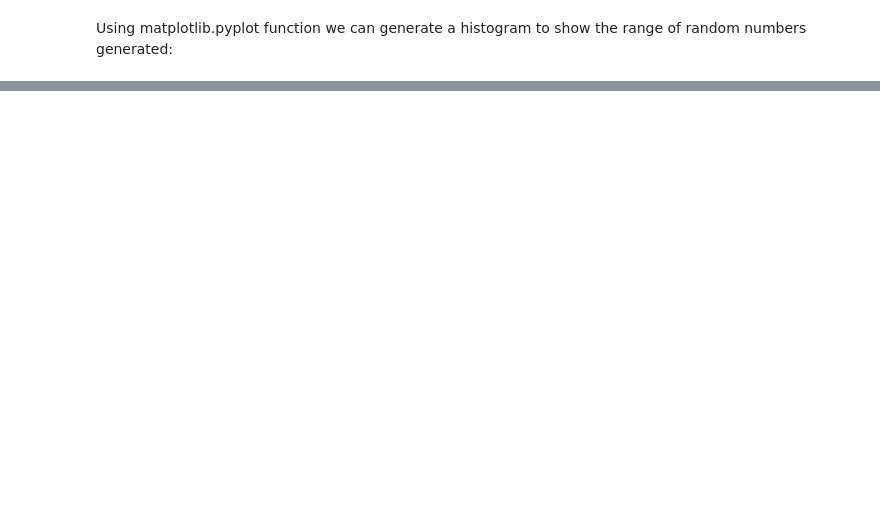
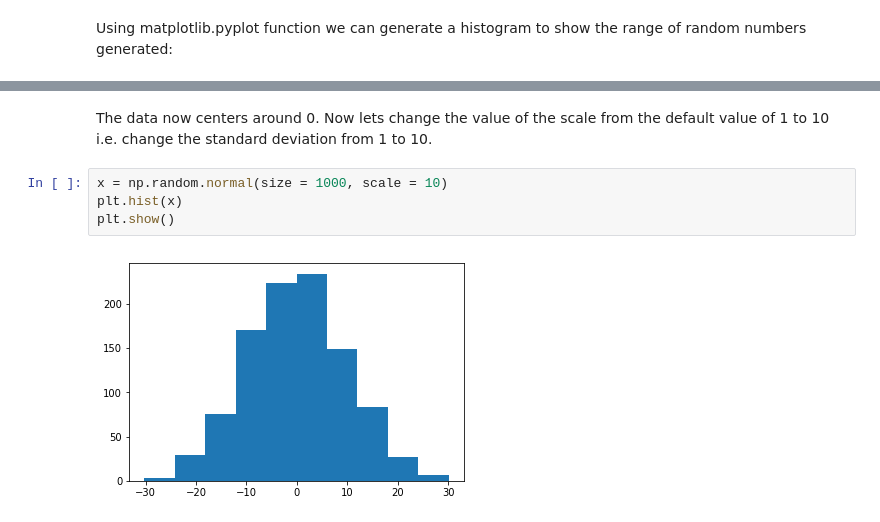
Before and after one commit to fionaoriordan/52465_19_np, a Jupyter notebook: numpy_random.ipynb, the cells around one changed output, grey strips where cells are left out. Drawn from its saved outputs; the diff is of its cells as text; blank space fills up the shorter version.

```diff
--- a/numpy_random.ipynb
+++ b/numpy_random.ipynb
@@ -129,0 +250,8 @@ The histogram gives a visual representation of the numbers generated by random.r
+# %% [markdown]
+The data now centers around 0. Now lets change the value of the scale from the default value of 1 to 10 i.e. change the standard deviation from 1 to 10.
+# %%
+x = np.random.normal(size = 1000, scale = 10)
+plt.hist(x)
+plt.show()
+# %% [output]
+[figure, added]
```
Also changed, not shown: parts of 44 cells of this notebook.
